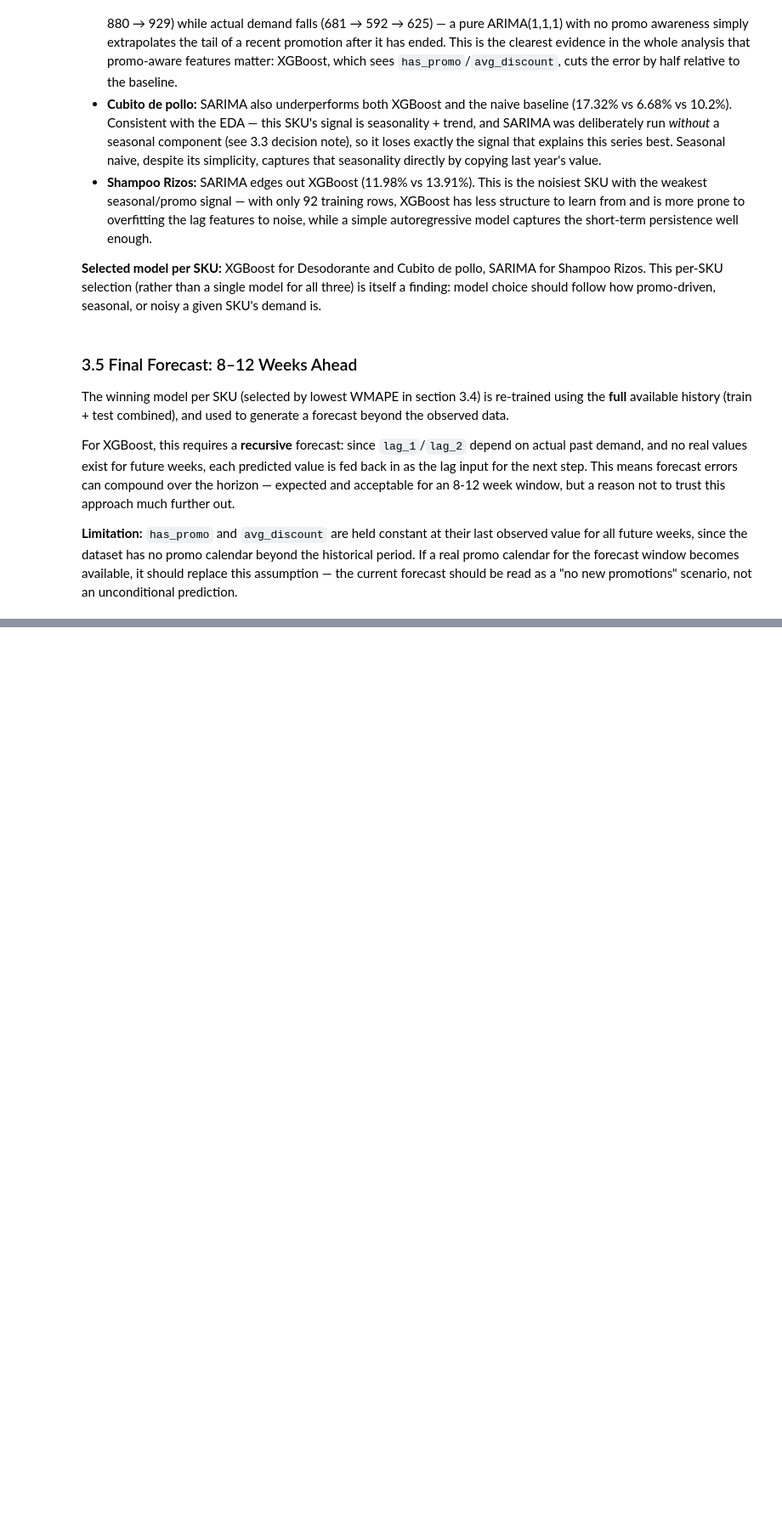
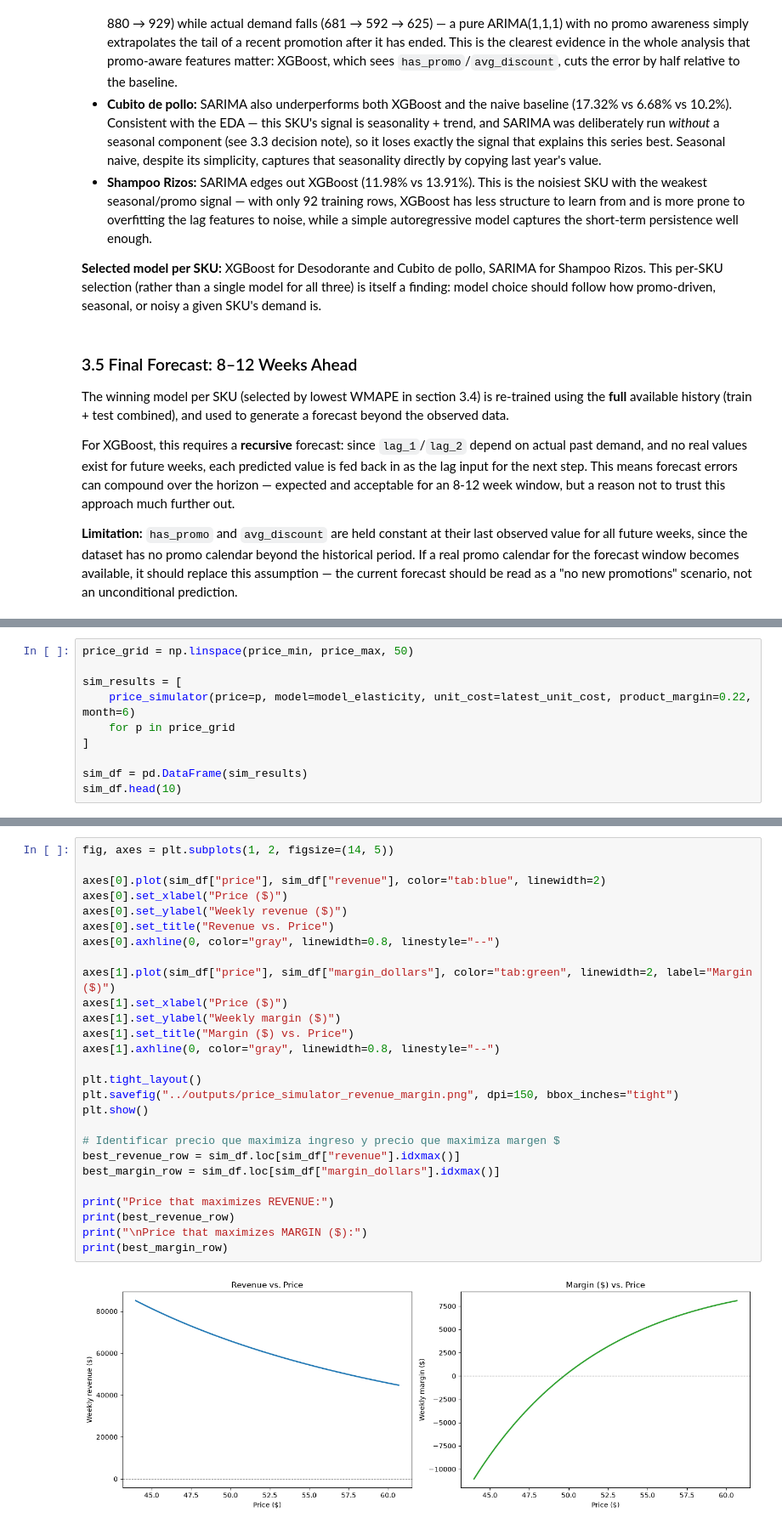
Before and after one commit to SibraimT/VEMIO-trial, a Jupyter notebook: notebooks/01_eda_cleaning.ipynb, the cells around one changed output, grey strips where cells are left out. Shown at 85% size. Cells and saved outputs as stored; diff of their text form; blank space fills up the shorter version.

```diff
--- a/notebooks/01_eda_cleaning.ipynb
+++ b/notebooks/01_eda_cleaning.ipynb
@@ -653,0 +968,10 @@ plt.show()
+# %%
+price_grid = np.linspace(price_min, price_max, 50)
+
+sim_results = [
+    price_simulator(price=p, model=model_elasticity, unit_cost=latest_unit_cost, product_margin=0.22, month=6)
+    for p in price_grid
+]
+
+sim_df = pd.DataFrame(sim_results)
+sim_df.head(10)
@@ -653,0 +1000,29 @@ plt.show()
+# %%
+fig, axes = plt.subplots(1, 2, figsize=(14, 5))
+
+axes[0].plot(sim_df["price"], sim_df["revenue"], color="tab:blue", linewidth=2)
+axes[0].set_xlabel("Price ($)")
+axes[0].set_ylabel("Weekly revenue ($)")
+axes[0].set_title("Revenue vs. Price")
+axes[0].axhline(0, color="gray", linewidth=0.8, linestyle="--")
+
+axes[1].plot(sim_df["price"], sim_df["margin_dollars"], color="tab:green", linewidth=2, label="Margin ($)")
+axes[1].set_xlabel("Price ($)")
+axes[1].set_ylabel("Weekly margin ($)")
+axes[1].set_title("Margin ($) vs. Price")
+axes[1].axhline(0, color="gray", linewidth=0.8, linestyle="--")
+
+plt.tight_layout()
+plt.savefig("../outputs/price_simulator_revenue_margin.png", dpi=150, bbox_inches="tight")
+plt.show()
+
+# Identificar precio que maximiza ingreso y precio que maximiza margen $
+best_revenue_row = sim_df.loc[sim_df["revenue"].idxmax()]
+best_margin_row = sim_df.loc[sim_df["margin_dollars"].idxmax()]
+
+print("Price that maximizes REVENUE:")
+print(best_revenue_row)
+print("\nPrice that maximizes MARGIN ($):")
+print(best_margin_row)
+# %% [output]
+[figure, added]
```
Also changed, not shown: parts of 19 cells of this notebook, 3 other files.
